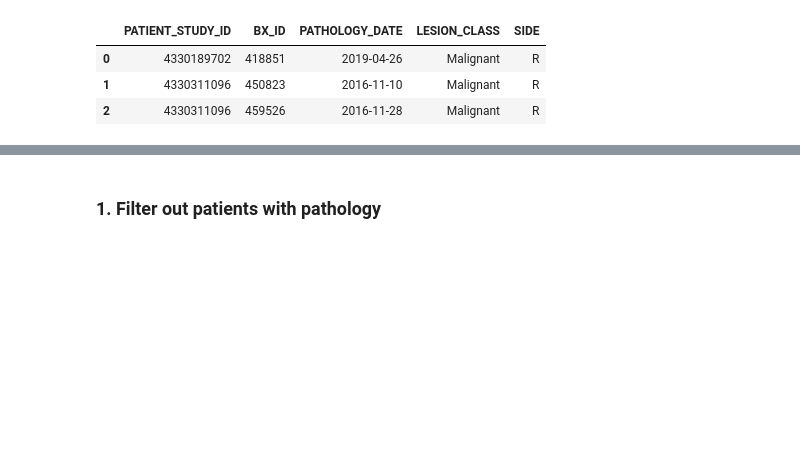
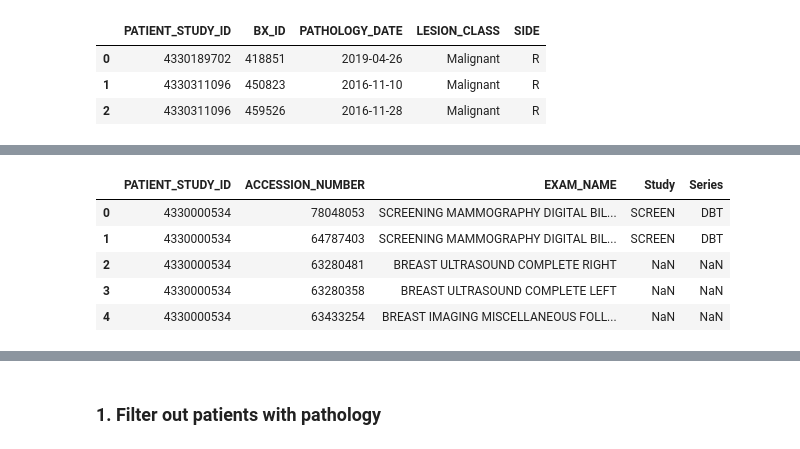
Before and after one commit to tracy01014/MO-DBT-data-curation, a Jupyter notebook: Code/extract_normal_candidate.ipynb, the cells around one changed output, grey strips where cells are left out. Drawn from its saved outputs; the diff is of its cells as text; code cells hidden in the pictures; blank space fills up the shorter version.

```diff
--- a/Code/extract_normal_candidate.ipynb
+++ b/Code/extract_normal_candidate.ipynb
@@ -93,0 +116,5 @@ pathology.head(3)
+# %%
+study_types = {
+    "DIAG":   ["DIAG", "DIAGNOSTIC", "DX"],
+    "SCREEN": ["SCREENING", "SCREEN"],
+}
@@ -93,0 +147,9 @@ pathology.head(3)
+# %%
+exam_name.head(5)
+# %% [output]
+|  | PATIENT_STUDY_ID | ACCESSION_NUMBER | EXAM_NAME | Study | Series |
+| 0 | 4330000534 | 78048053 | SCREENING MAMMOGRAPHY DIGITAL BIL... | SCREEN | DBT |
+| 1 | 4330000534 | 64787403 | SCREENING MAMMOGRAPHY DIGITAL BIL... | SCREEN | DBT |
+| 2 | 4330000534 | 63280481 | BREAST ULTRASOUND COMPLETE RIGHT | NaN | NaN |
+| 3 | 4330000534 | 63280358 | BREAST ULTRASOUND COMPLETE LEFT | NaN | NaN |
+| 4 | 4330000534 | 63433254 | BREAST IMAGING MISCELLANEOUS FOLL... | NaN | NaN |
```
Also changed, not shown: parts of 16 cells of this notebook.
